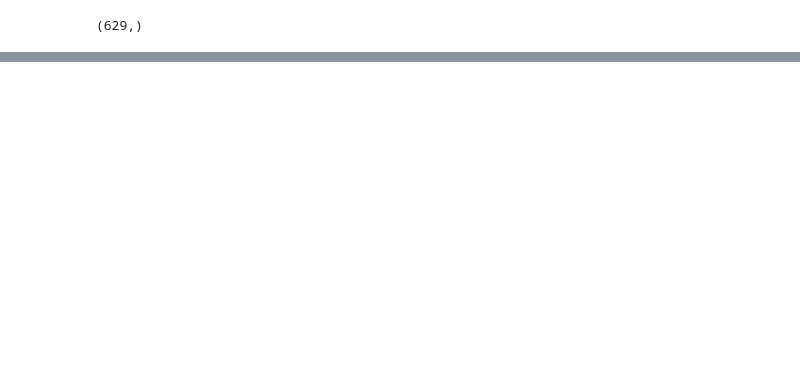
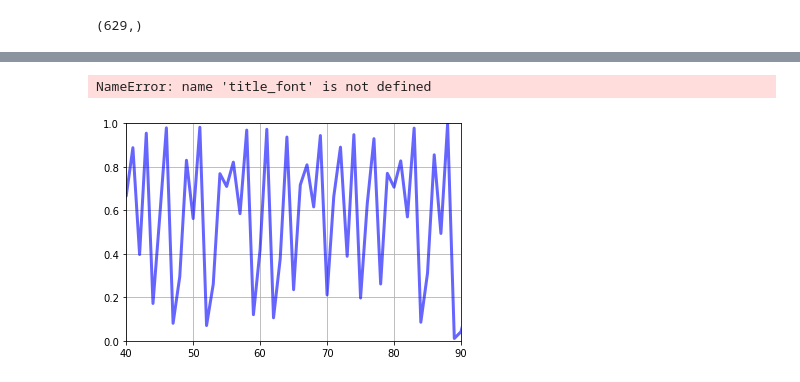
Before and after one commit to ecohydro/DroughtEDM, a Jupyter notebook: Notebooks/EDM/random_walk_sine.ipynb, the cells around one changed output, grey strips where cells are left out. Saved outputs shown, nothing was run; the diff lists cells and outputs as text; code cells hidden in the pictures; blank space fills up the shorter version.

```diff
--- a/Notebooks/EDM/random_walk_sine.ipynb
+++ b/Notebooks/EDM/random_walk_sine.ipynb
@@ -125,0 +108,15 @@ rd[0:522].shape
+# %%
+ax = time_series.chaos.plot(kind='line', linewidth=3, alpha=0.6, color = 'b')
+ax.grid(True)
+ax.set_xlim(40, 90)
+ax.set_ylim(0, 1)
+ax.set_title('Time Series, Deterministic Chaos vs Random Data', fontproperties=title_font)
+ax.set_xlabel('Generation', fontproperties=label_font)
+ax.set_ylabel('Population', fontproperties=label_font)
+ax.legend(loc=3)
+
+save_fig('chaos-vs-random-line')
+plt.show()
+# %% [output]
+NameError: name 'title_font' is not defined
+[figure, added]
```
Also changed, not shown: parts of 18 cells of this notebook, 7 other files.
